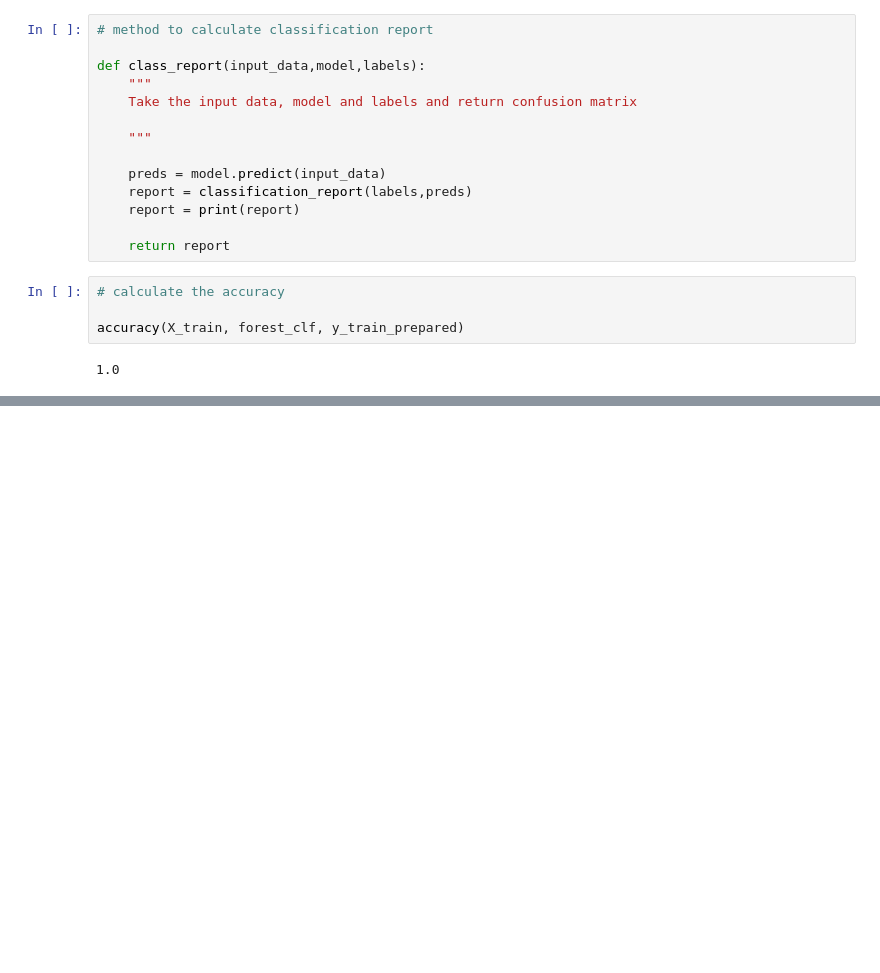
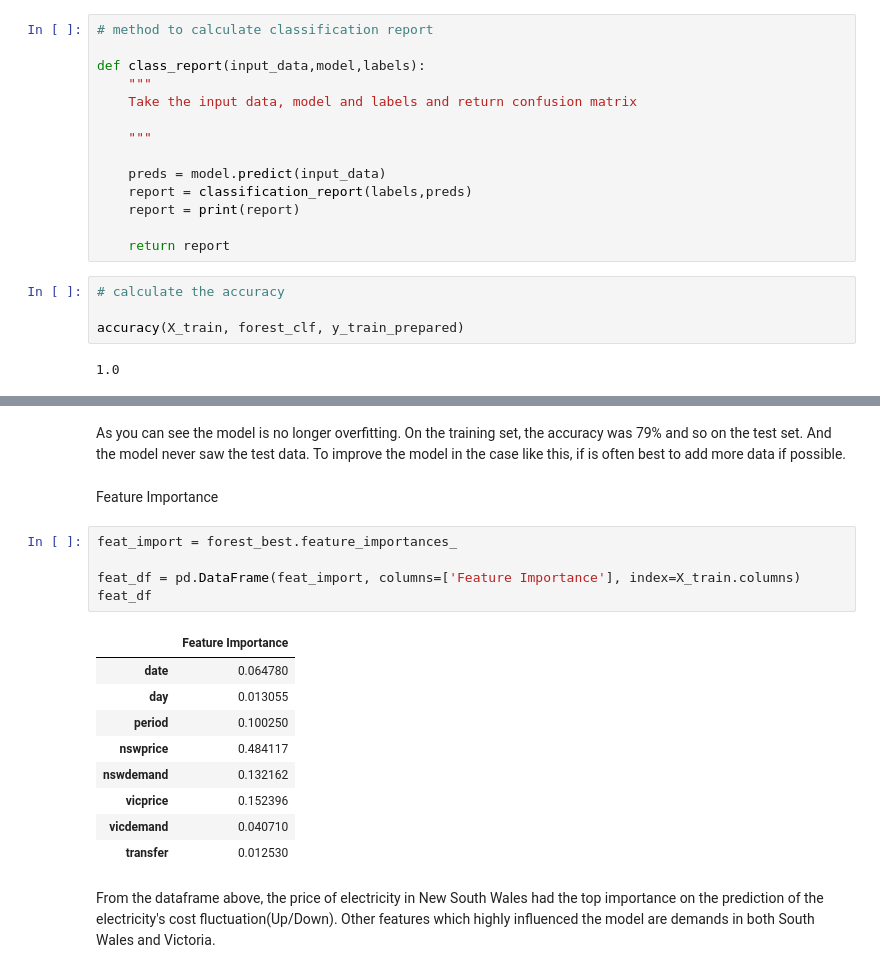
Before and after one commit to Slimcent/Classificatio_Jupyter_Files, a Jupyter notebook: Predicting the increase or decrease of electricity prices.ipynb, the cells around one changed output, grey strips where cells are left out. Cells and saved outputs as stored; diff of their text form; blank space fills up the shorter version.

Commit message:
Predicting electricity price using ensembles

```diff
--- a/Predicting the increase or decrease of electricity prices.ipynb
+++ b/Predicting the increase or decrease of electricity prices.ipynb
@@ -482,0 +481,21 @@ As you can see the model is no longer overfitting. On the training set, the accu
+# %% [markdown]
+As you can see the model is no longer overfitting. On the training set, the accuracy was 79% and so on the test set. And the model never saw the test data. To improve the model in the case like this, if is often best to add more data if possible.
+# %% [markdown]
+Feature Importance
+# %%
+feat_import = forest_best.feature_importances_
+
+feat_df = pd.DataFrame(feat_import, columns=['Feature Importance'], index=X_train.columns)
+feat_df
+# %% [output]
+|  | Feature Importance |
+| date | 0.064780 |
+| day | 0.013055 |
+| period | 0.100250 |
+| nswprice | 0.484117 |
+| nswdemand | 0.132162 |
+| vicprice | 0.152396 |
+| vicdemand | 0.040710 |
+| transfer | 0.012530 |
+# %% [markdown]
+From the dataframe above, the price of electricity in New South Wales had the top importance on the prediction of the electricity's cost fluctuation(Up/Down). Other features which highly influenced the model are demands in both South Wales and Victoria.
```
Also changed, not shown: parts of 39 cells of this notebook.
